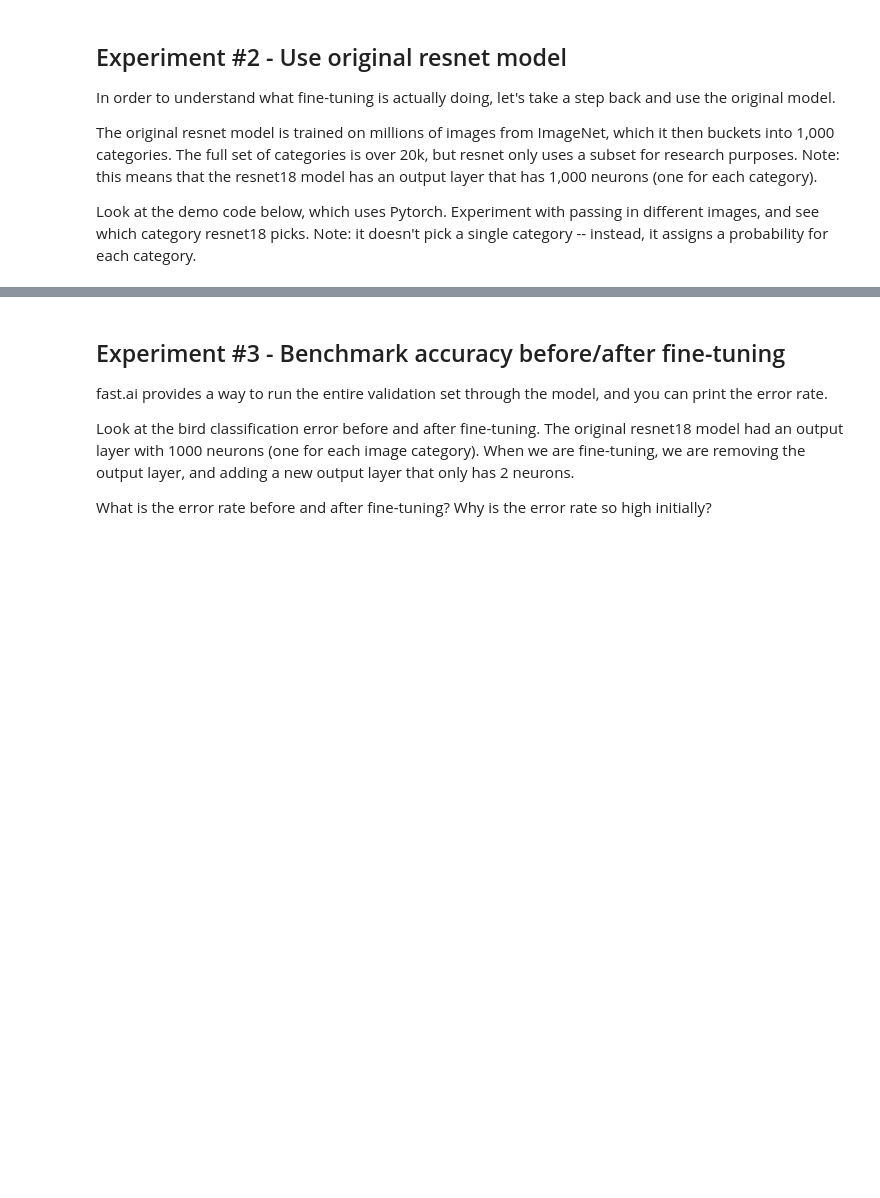
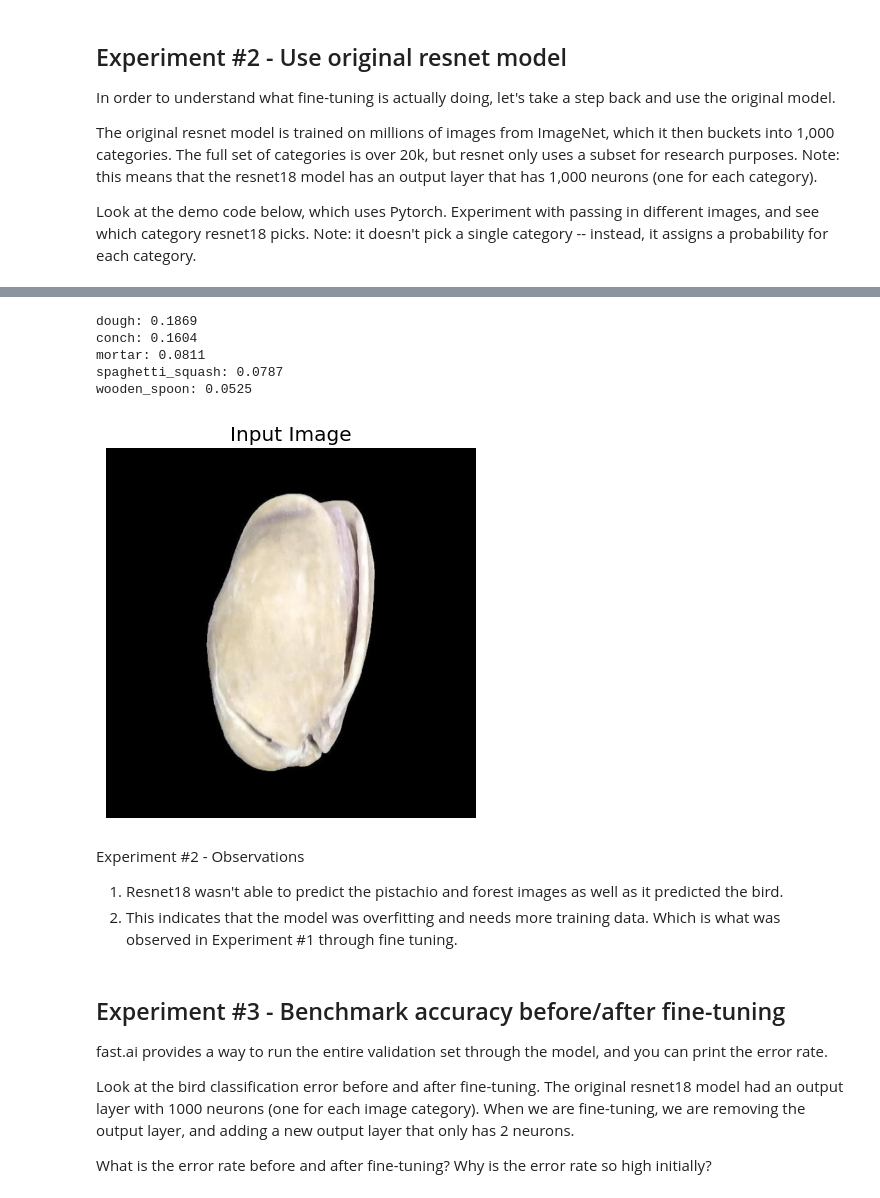
Before and after one commit to praneethys/codepath-bootcamp, a Jupyter notebook: notebooks/AI_LLM_for_Devs_Week_1_Experiment_notebook.ipynb, the cells around one changed output, grey strips where cells are left out. Cells and saved outputs as stored; diff of their text form; code cells hidden in the pictures; blank space fills up the shorter version.

Commit message:
feat: add exp1 and exp2 observations

```diff
--- a/notebooks/AI_LLM_for_Devs_Week_1_Experiment_notebook.ipynb
+++ b/notebooks/AI_LLM_for_Devs_Week_1_Experiment_notebook.ipynb
@@ -186,3 +238,17 @@ get_predictions(image_path, imagenet_classes)
+# %%
+image_path = get_image_files(path/'pistachio/Kirmizi_Pistachio')[random.randint(0, 100)]
+get_predictions(image_path, imagenet_classes)
+# %% [output]
+dough: 0.1869
+conch: 0.1604
+mortar: 0.0811
+spaghetti_squash: 0.0787
+wooden_spoon: 0.0525
+[figure, added]
+# %% [markdown]
+Experiment #2 - Observations
+1. Resnet18 wasn't able to predict the pistachio and forest images as well as it predicted the bird.
+2. This indicates that the model was overfitting and needs more training data. Which is what was observed in Experiment #1 through fine tuning.
 # %% [markdown]
 ## Experiment #3 - Benchmark accuracy before/after fine-tuning
 
```
Also changed, not shown: parts of 6 cells of this notebook.
